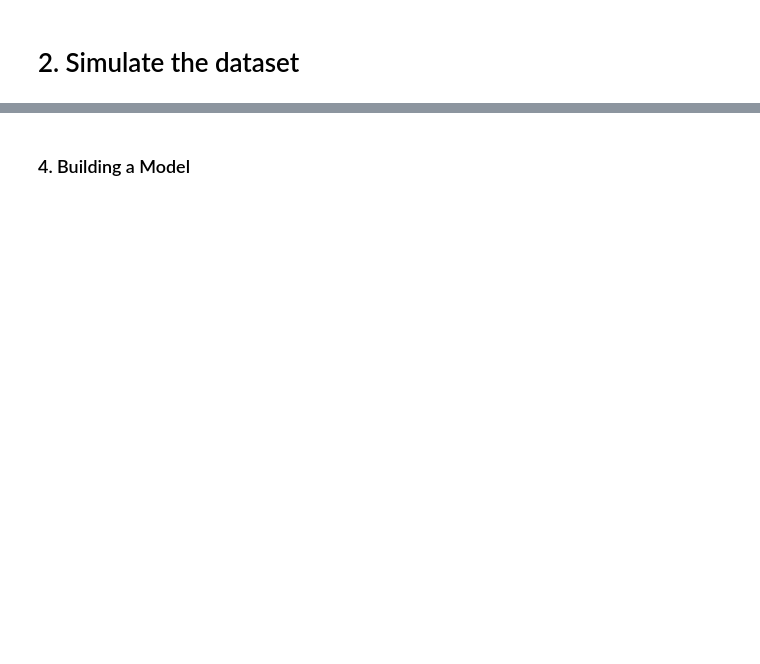
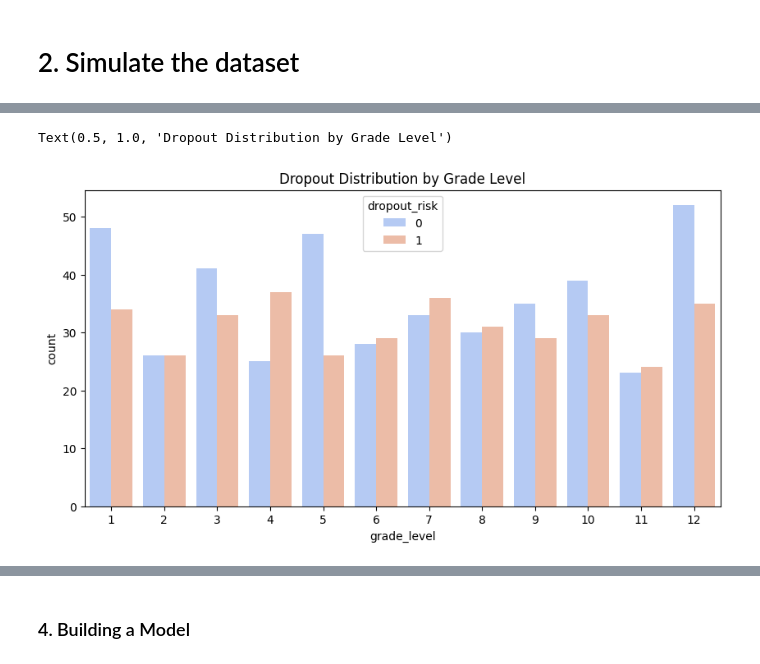
Before and after one commit to Brendatracy-miriti/smart_system, a Jupyter notebook: Data/studentdropout.ipynb, the cells around one changed output, grey strips where cells are left out. Saved outputs shown, nothing was run; the diff lists cells and outputs as text; code cells hidden in the pictures; blank space fills up the shorter version.

```diff
--- a/Data/studentdropout.ipynb
+++ b/Data/studentdropout.ipynb
@@ -41,0 +140,8 @@ display(data.head())
+# %%
+data['dropout_risk'].value_counts()
+plt.figure(figsize=(10,5))
+sns.countplot(x='grade_level', hue='dropout_risk', data=data, palette='coolwarm')
+plt.title("Dropout Distribution by Grade Level")
+# %% [output]
+Text(0.5, 1.0, 'Dropout Distribution by Grade Level')
+[figure, added]
```
Also changed, not shown: parts of 41 cells of this notebook, 5 other files.
